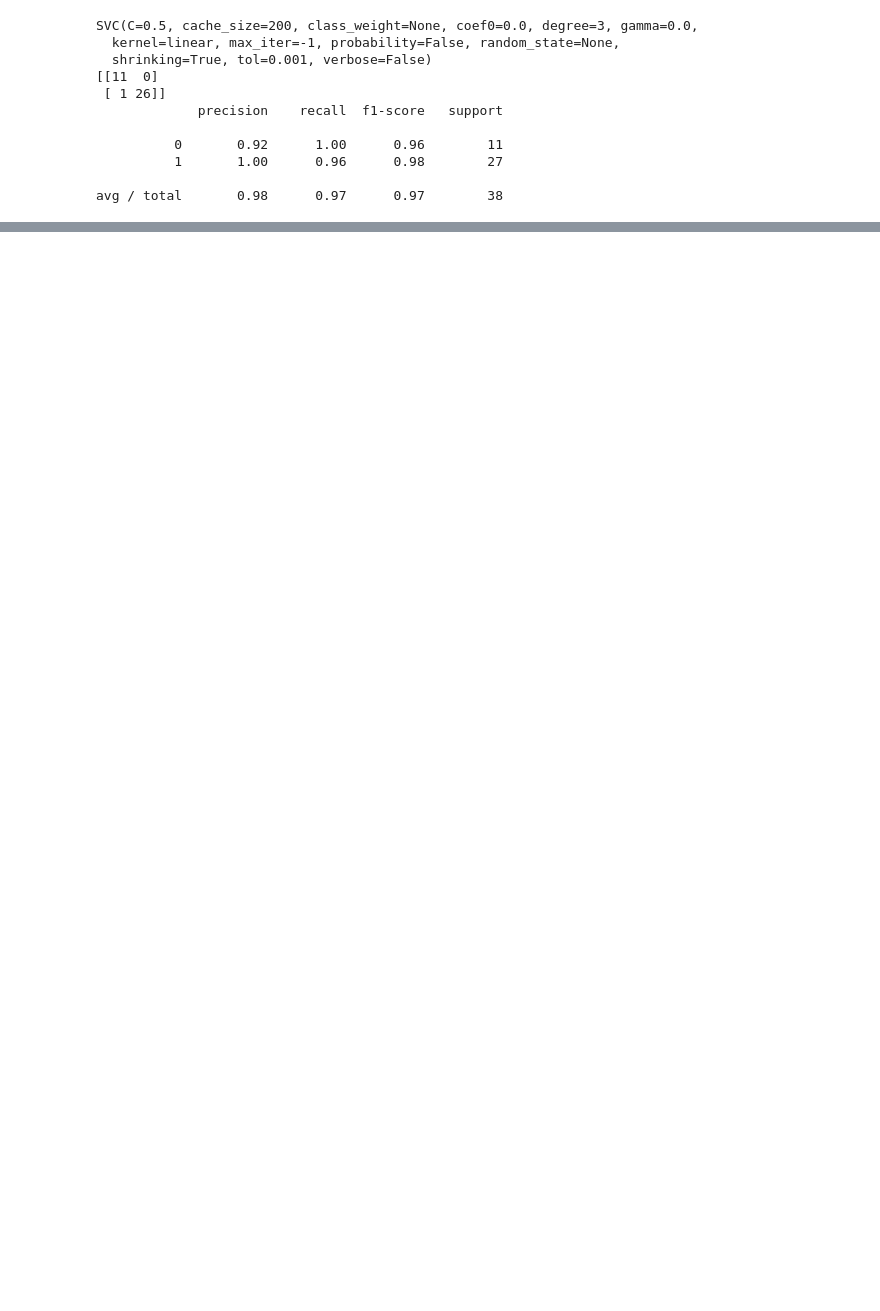
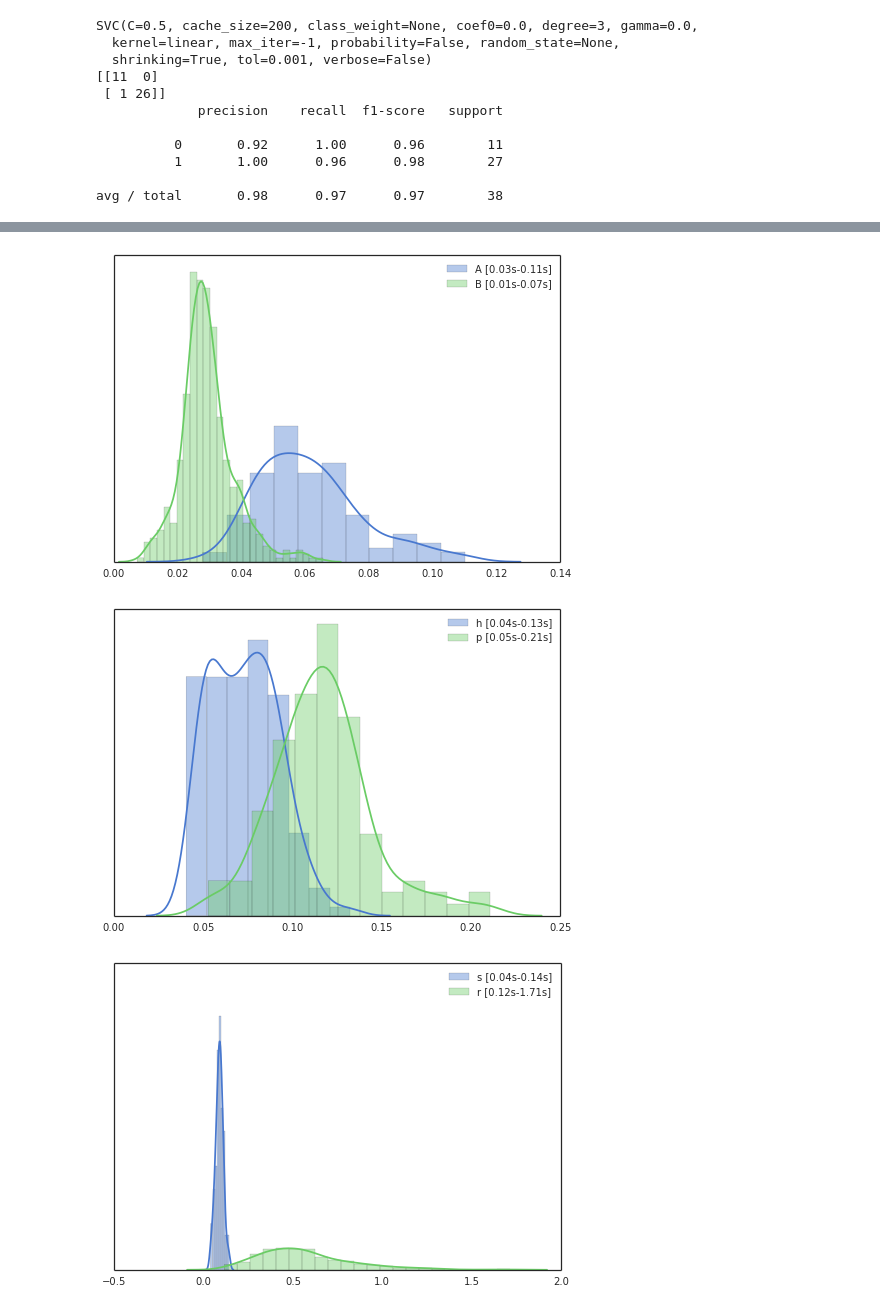
Before and after one commit to bootphon/monkey_business, a Jupyter notebook: monkey_sounds.ipynb, the cells around one changed output, grey strips where cells are left out. Saved outputs shown, nothing was run; the diff lists cells and outputs as text; code cells hidden in the pictures; blank space fills up the shorter version.

```diff
--- a/monkey_sounds.ipynb
+++ b/monkey_sounds.ipynb
@@ -293,0 +306,8 @@ avg / total       0.98      0.97      0.97        38
+# %%
+X, y, labelset = mr.load_all()
+# %%
+from itertools import repeat, chain
+combined_labels = []
+for monkey in labelset:
+    for label in labelset[monkey]:
+	combined_labels.append(monkey + '-' + label)
@@ -293,0 +323,6 @@ avg / total       0.98      0.97      0.97        38
+# %%
+annot = mr.get_annotation('Titi_monkeys')
+labelcounts = defaultdict(int)
+for fragments in annot.itervalues():
+    for fragment in fragments:
+	labelcounts[fragment.mark] += 1
@@ -293,0 +333,21 @@ avg / total       0.98      0.97      0.97        38
+# %%
+seaborn.set(style='white', palette='muted')
+for monkey in ['Titi_monkeys', 'Blue_monkeys', 'colobus']:
+    fig = plt.figure()
+    seaborn.despine(left=True)
+    annot = mr.get_annotation(monkey)
+    lengths = defaultdict(list)
+    for fragments in annot.itervalues():
+	for fragment in fragments:
+	    lengths[fragment.mark].append(fragment.interval.end - fragment.interval.start)
+    lengths = {k: np.array(v) for k, v in lengths.iteritems() if len(v) > 50}
+    for label in lengths:
+	seaborn.distplot(lengths[label], label='{0} [{1:.2f}s-{2:.2f}s]'.format(
+	    label, lengths[label].min(), lengths[label].max()))
+	plt.legend(loc='best')
+    plt.yticks([])
+    plt.savefig('duration_{0}.png'.format(monkey))
+# %% [output]
+[figure, added]
+[figure, added]
+[figure, added]
```
Also changed, not shown: parts of 29 cells of this notebook.
